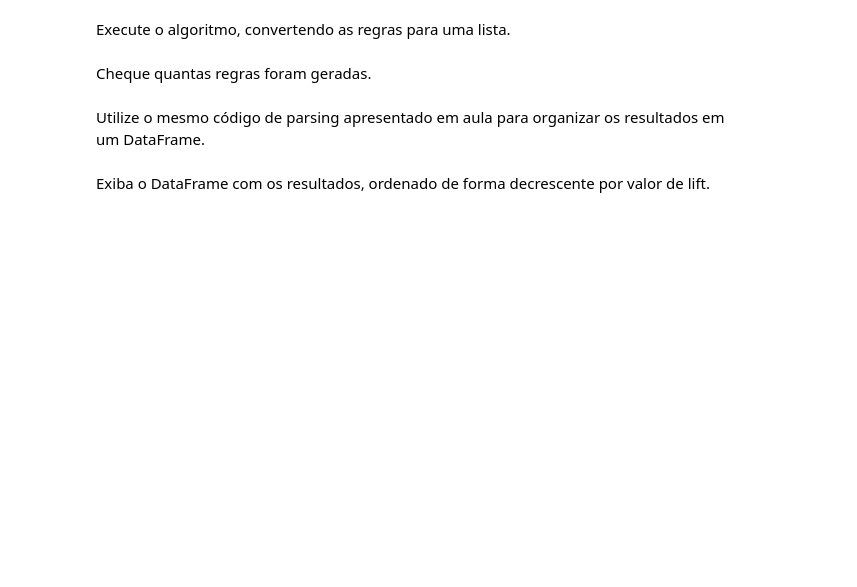
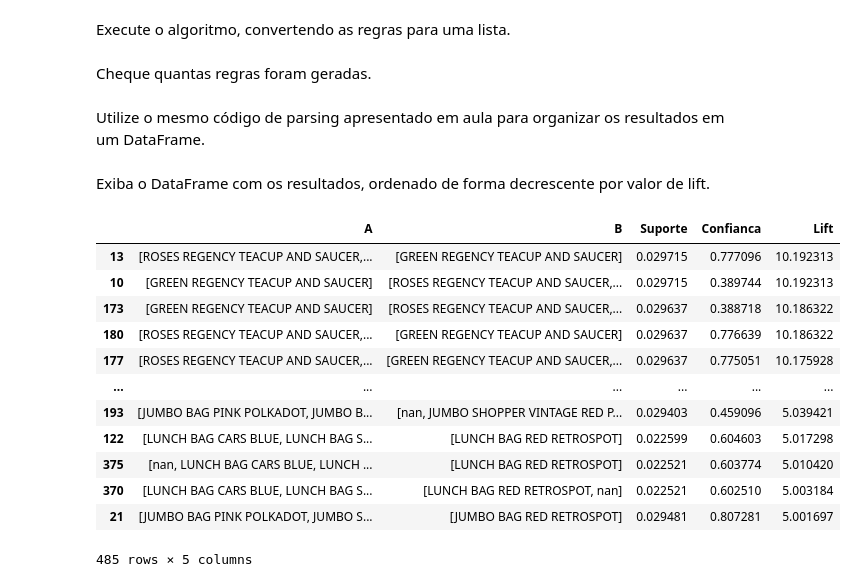
Before and after one commit to Josearthur266/Aprendendo_Machine_Learning, a Jupyter notebook: Algoritmo_apriori/Exercícios/Parte 3.1 - Regras de associação - Algoritmo apriori (1).ipynb, the cells around one changed output. Cells and saved outputs as stored; diff of their text form; code cells hidden in the pictures; blank space fills up the shorter version.

```diff
--- a/Algoritmo_apriori/Exercícios/Parte 3.1 - Regras de associação - Algoritmo apriori (1).ipynb
+++ b/Algoritmo_apriori/Exercícios/Parte 3.1 - Regras de associação - Algoritmo apriori (1).ipynb
@@ -133,0 +226,3 @@ rules = ___
+# %%
+rules = apriori(transactions, min_support=0.02, min_confidence=0.25, min_lift = 5)
+rules
@@ -138,2 +233,4 @@ results = ___
+# %%
+results = list(rules)
 # %% [markdown]
 Cheque quantas regras foram geradas.
@@ -142,2 +237,26 @@ ___
+# %%
+A = []
+B = []
+suporte = []
+confianca = []
+lift = []
+for result in results:
+    s = result[1] #suporte
+    #result[0] é o conjunto de itens que compõem a regra
+    #result[1] é o suporte da regra
+    #result[2] é uma lista de regras que atendem aos critérios de suporte, confiança e lift
+    #result
+    result_rules = result[2]
+    for result_rule in result_rules:
+        #se compra 'a', então compra 'b' com lift 'l' e confiança 'c'
+        a = list(result_rule[0])
+        b = list(result_rule[1])
+        c = result_rule[2]
+        l = result_rule[3]
+        A.append(a)
+        B.append(b)
+        suporte.append(s)
+        confianca.append(c)
+        lift.append(l)
 # %% [markdown]
 Utilize o mesmo código de parsing apresentado em aula para organizar os resultados em um DataFrame.
@@ -148,2 +263,4 @@ ___
+# %%
+rules_df = pd.DataFrame({"A": A, "B": B, "Suporte": suporte, "Confianca": confianca, "Lift": lift})
 # %% [markdown]
 Exiba o DataFrame com os resultados, ordenado de forma decrescente por valor de lift.
@@ -151,0 +267,16 @@ ___
+# %%
+rules_df.sort_values("Lift", ascending=False)
+# %% [output]
+|  | A | B | Suporte | Confianca | Lift |
+| 13 | [ROSES REGENCY TEACUP AND SAUCER,... | [GREEN REGENCY TEACUP AND SAUCER] | 0.029715 | 0.777096 | 10.192313 |
+| 10 | [GREEN REGENCY TEACUP AND SAUCER] | [ROSES REGENCY TEACUP AND SAUCER,... | 0.029715 | 0.389744 | 10.192313 |
+| 173 | [GREEN REGENCY TEACUP AND SAUCER] | [ROSES REGENCY TEACUP AND SAUCER,... | 0.029637 | 0.388718 | 10.186322 |
+| 180 | [ROSES REGENCY TEACUP AND SAUCER,... | [GREEN REGENCY TEACUP AND SAUCER] | 0.029637 | 0.776639 | 10.186322 |
+| 177 | [ROSES REGENCY TEACUP AND SAUCER,... | [GREEN REGENCY TEACUP AND SAUCER,... | 0.029637 | 0.775051 | 10.175928 |
+| ... | ... | ... | ... | ... | ... |
+| 193 | [JUMBO BAG PINK POLKADOT, JUMBO B... | [nan, JUMBO SHOPPER VINTAGE RED P... | 0.029403 | 0.459096 | 5.039421 |
+| 122 | [LUNCH BAG CARS BLUE, LUNCH BAG S... | [LUNCH BAG RED RETROSPOT] | 0.022599 | 0.604603 | 5.017298 |
+| 375 | [nan, LUNCH BAG CARS BLUE, LUNCH ... | [LUNCH BAG RED RETROSPOT] | 0.022521 | 0.603774 | 5.010420 |
+| 370 | [LUNCH BAG CARS BLUE, LUNCH BAG S... | [LUNCH BAG RED RETROSPOT, nan] | 0.022521 | 0.602510 | 5.003184 |
+| 21 | [JUMBO BAG PINK POLKADOT, JUMBO S... | [JUMBO BAG RED RETROSPOT] | 0.029481 | 0.807281 | 5.001697 |
+485 rows × 5 columns
```
Also changed, not shown: parts of 30 cells of this notebook, 8 other files.
